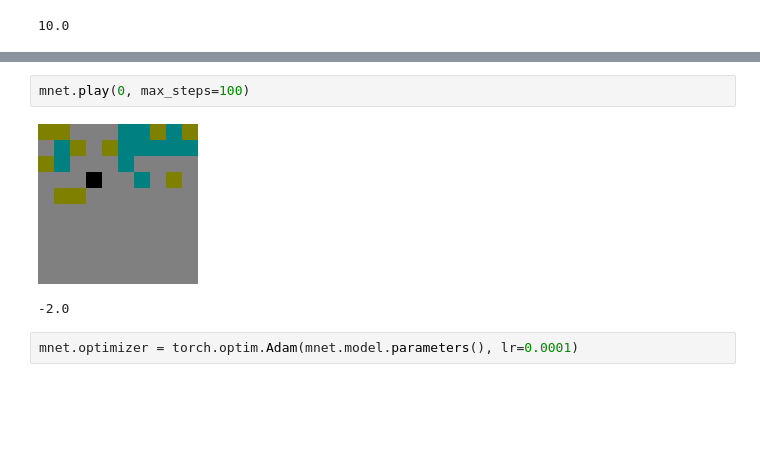
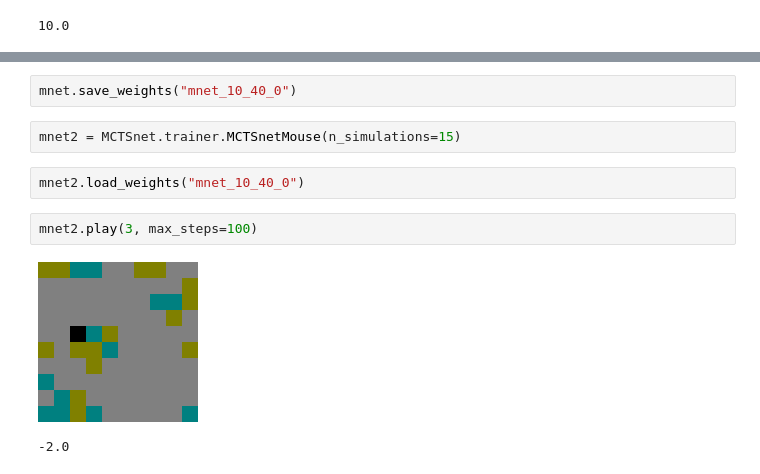
Before and after one commit to faameunier/MCTSnet, a Jupyter notebook: main.ipynb, the cells around one changed output, grey strips where cells are left out. Saved outputs shown, nothing was run; the diff lists cells and outputs as text; blank space fills up the shorter version.

```diff
--- a/main.ipynb
+++ b/main.ipynb
@@ -247,8 +239,12 @@ mnet.train(10, 40, offset=0)
 KeyboardInterrupt:
+# %%
+mnet.save_weights("mnet_10_40_0")
+# %%
+mnet2 = MCTSnet.trainer.MCTSnetMouse(n_simulations=15)
+# %%
+mnet2.load_weights("mnet_10_40_0")
 # %%
-mnet.play(0, max_steps=100)
+mnet2.play(3, max_steps=100)
 # %% [output]
-[figure, old version]
+[figure, new version]
 -2.0
-# %%
-mnet.optimizer = torch.optim.Adam(mnet.model.parameters(), lr=0.0001)
```
Also changed, not shown: parts of 4 cells of this notebook, 6 other files.
